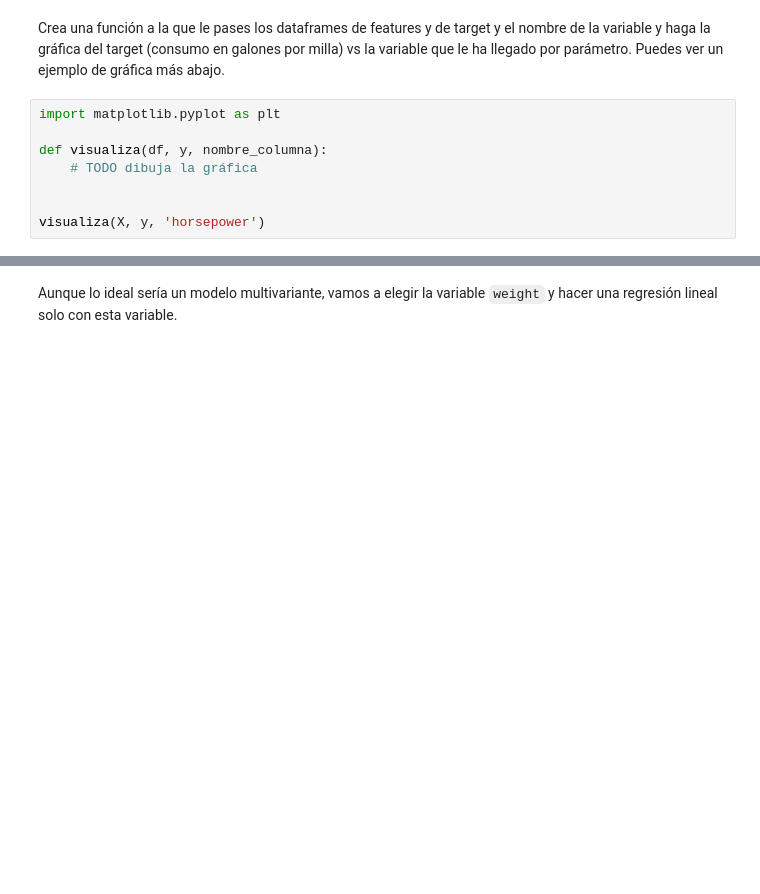
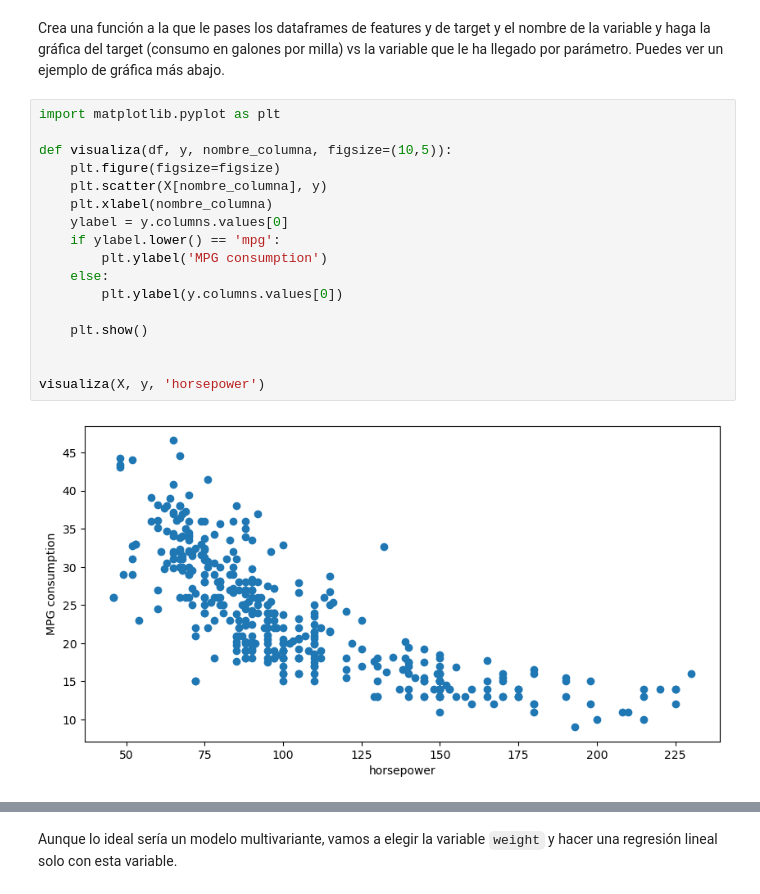
Before and after one commit to avalosjuancarlos/KeepCoding-IA-I-Algebra-Calculo-y-Geometria-Practice, a Jupyter notebook: ALG-PRACTICA_propuesta.ipynb, the cells around one changed output, grey strips where cells are left out. Saved outputs shown, nothing was run; the diff lists cells and outputs as text; blank space fills up the shorter version.

```diff
--- a/ALG-PRACTICA_propuesta.ipynb
+++ b/ALG-PRACTICA_propuesta.ipynb
@@ -323,10 +357,21 @@ Crea una función a la que le pases los dataframes de features y de target y el
 # %%
 import matplotlib.pyplot as plt
 
-def visualiza(df, y, nombre_columna):
-    # TODO dibuja la gráfica
+def visualiza(df, y, nombre_columna, figsize=(10,5)):
+    plt.figure(figsize=figsize)
+    plt.scatter(X[nombre_columna], y)
+    plt.xlabel(nombre_columna)
+    ylabel = y.columns.values[0]
+    if ylabel.lower() == 'mpg':
+        plt.ylabel('MPG consumption')
+    else:
+        plt.ylabel(y.columns.values[0])
+
+    plt.show()
 
 
 visualiza(X, y, 'horsepower')
+# %% [output]
+[figure, added]
 # %%
 visualiza(X, y, 'acceleration')
```
Also changed, not shown: parts of 14 cells of this notebook.
